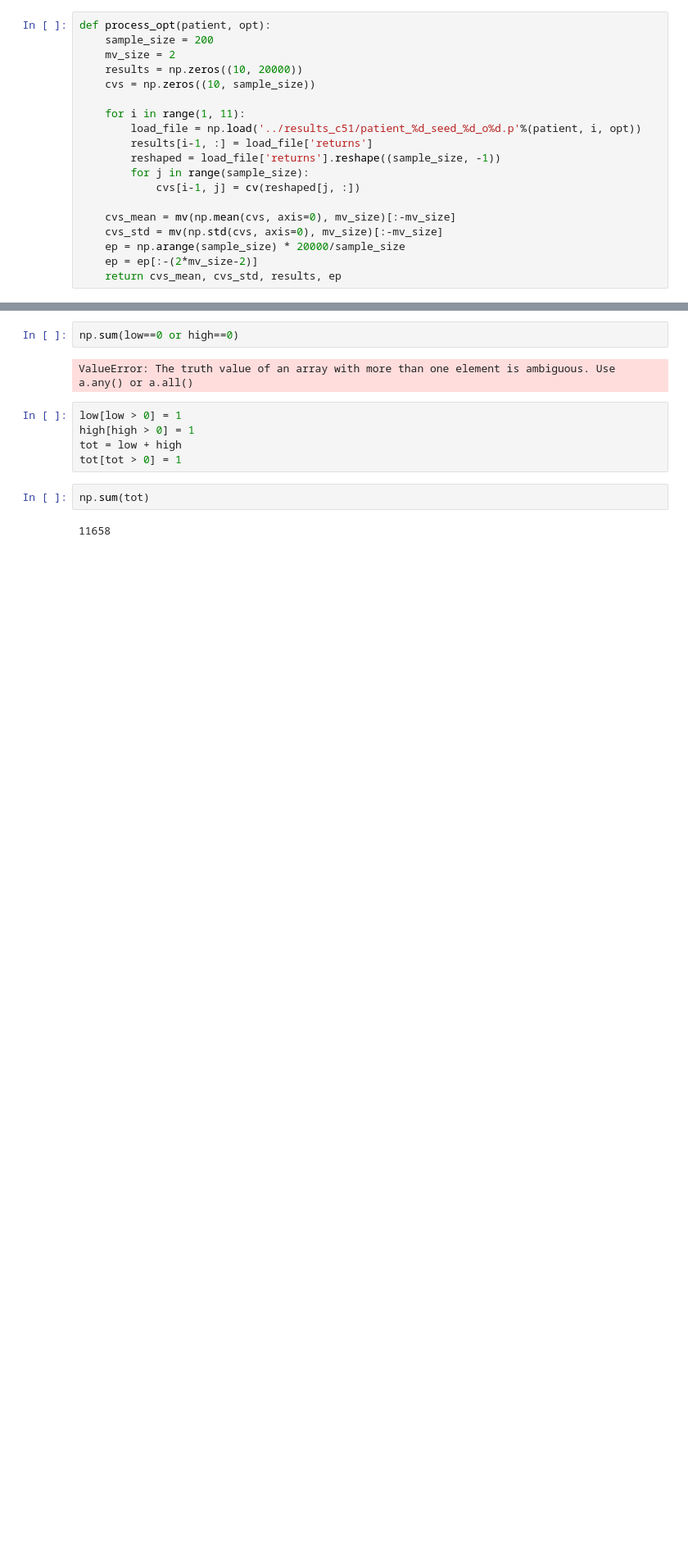
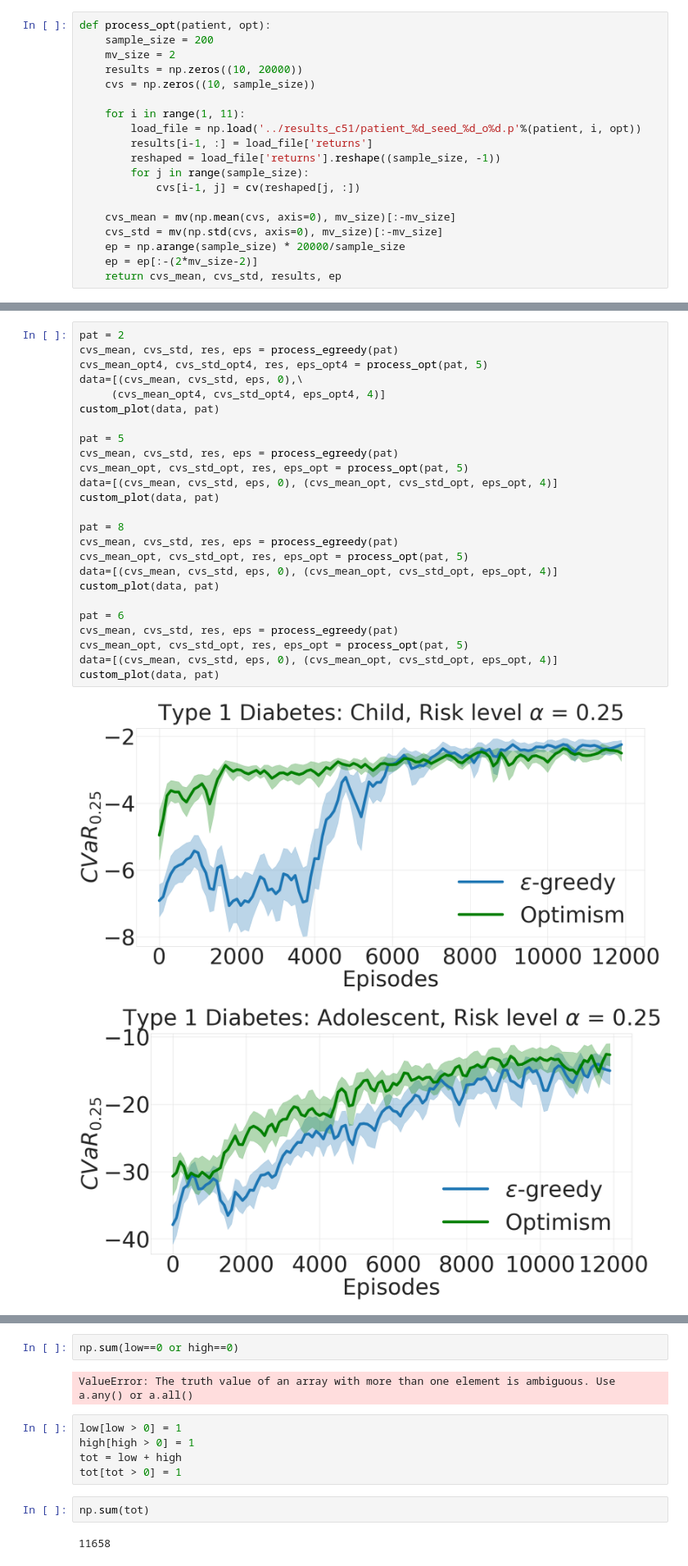
Before and after one commit to Rkeramati/cvar, a Jupyter notebook: glucose/results/load.ipynb, the cells around one changed output, grey strips where cells are left out. Shown at 82% size. Drawn from its saved outputs; the diff is of its cells as text; blank space fills up the shorter version.

```diff
--- a/glucose/results/load.ipynb
+++ b/glucose/results/load.ipynb
@@ -865,0 +872,28 @@ def custom_plot(data, patient ,lim=None):
+# %%
+pat = 2
+cvs_mean, cvs_std, res, eps = process_egreedy(pat)
+cvs_mean_opt4, cvs_std_opt4, res, eps_opt4 = process_opt(pat, 5)
+data=[(cvs_mean, cvs_std, eps, 0),\
+     (cvs_mean_opt4, cvs_std_opt4, eps_opt4, 4)]
+custom_plot(data, pat)
+
+pat = 5
+cvs_mean, cvs_std, res, eps = process_egreedy(pat)
+cvs_mean_opt, cvs_std_opt, res, eps_opt = process_opt(pat, 5)
+data=[(cvs_mean, cvs_std, eps, 0), (cvs_mean_opt, cvs_std_opt, eps_opt, 4)]
+custom_plot(data, pat)
+
+pat = 8
+cvs_mean, cvs_std, res, eps = process_egreedy(pat)
+cvs_mean_opt, cvs_std_opt, res, eps_opt = process_opt(pat, 5)
+data=[(cvs_mean, cvs_std, eps, 0), (cvs_mean_opt, cvs_std_opt, eps_opt, 4)]
+custom_plot(data, pat)
+
+pat = 6
+cvs_mean, cvs_std, res, eps = process_egreedy(pat)
+cvs_mean_opt, cvs_std_opt, res, eps_opt = process_opt(pat, 5)
+data=[(cvs_mean, cvs_std, eps, 0), (cvs_mean_opt, cvs_std_opt, eps_opt, 4)]
+custom_plot(data, pat)
+# %% [output]
+[figure, added]
+[figure, added]
```
Also changed, not shown: parts of 23 cells of this notebook, 3 other files.
